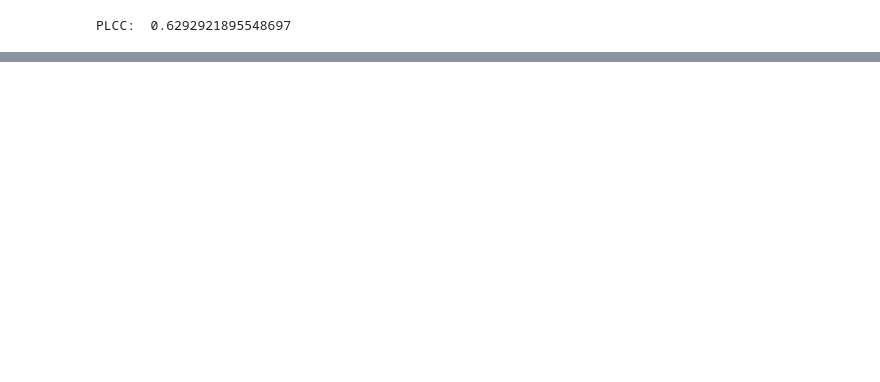
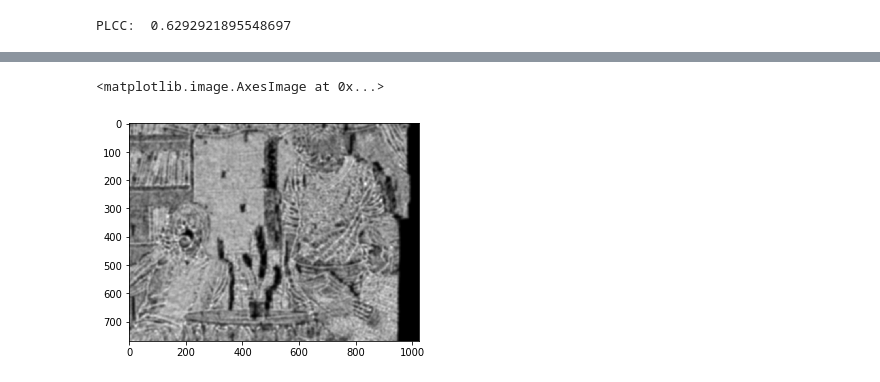
Before and after one commit to sahilbansal17/Image-Quality-Assessment, a Jupyter notebook: IQA_Project.ipynb, the cells around one changed output, grey strips where cells are left out. Drawn from its saved outputs; the diff is of its cells as text; code cells hidden in the pictures; blank space fills up the shorter version.

```diff
--- a/IQA_Project.ipynb
+++ b/IQA_Project.ipynb
@@ -202,0 +209,9 @@ PLCC:  0.6292921895548697
+# %%
+kernel = np.ones((3, 3), np.float32)/9
+img_out_smooth = cv2.filter2D(img_out, -1, kernel)
+for i in range(20):
+    img_out_smooth = cv2.filter2D(img_out_smooth, -1, kernel)
+plt.imshow(img_out_smooth, cmap = 'gray')
+# %% [output]
+<matplotlib.image.AxesImage at 0x...>
+[figure, added]
```
Also changed, not shown: parts of 11 cells of this notebook.
